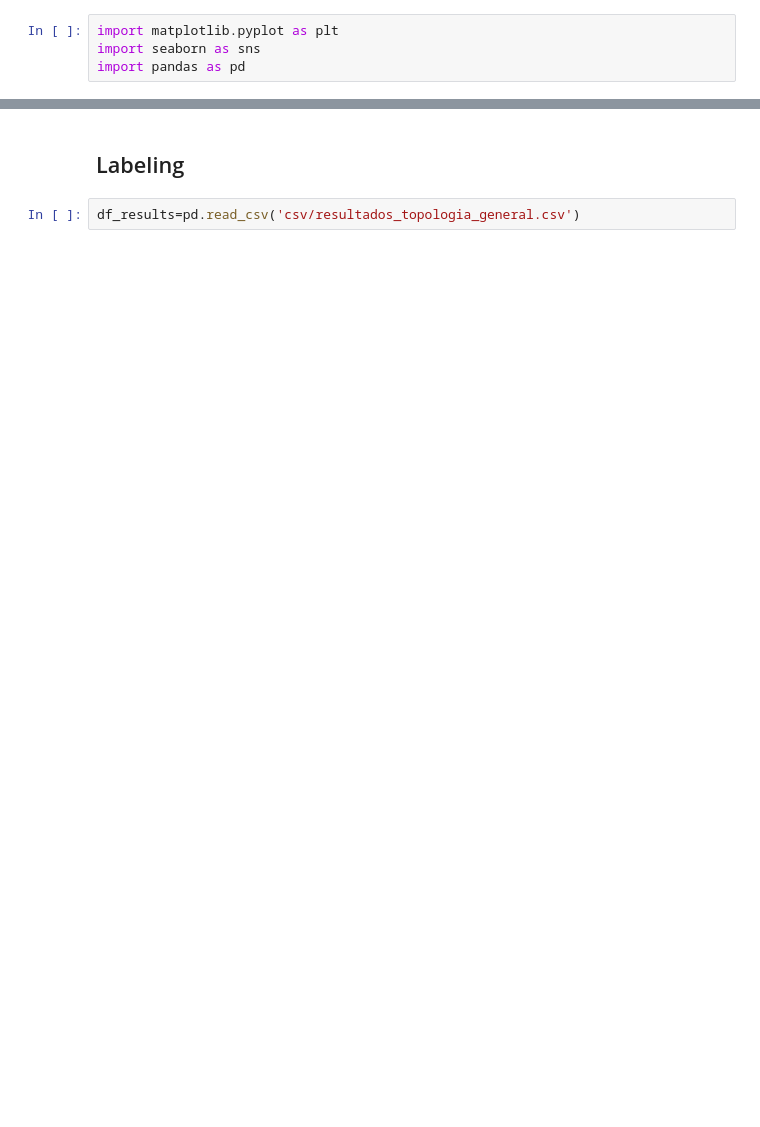
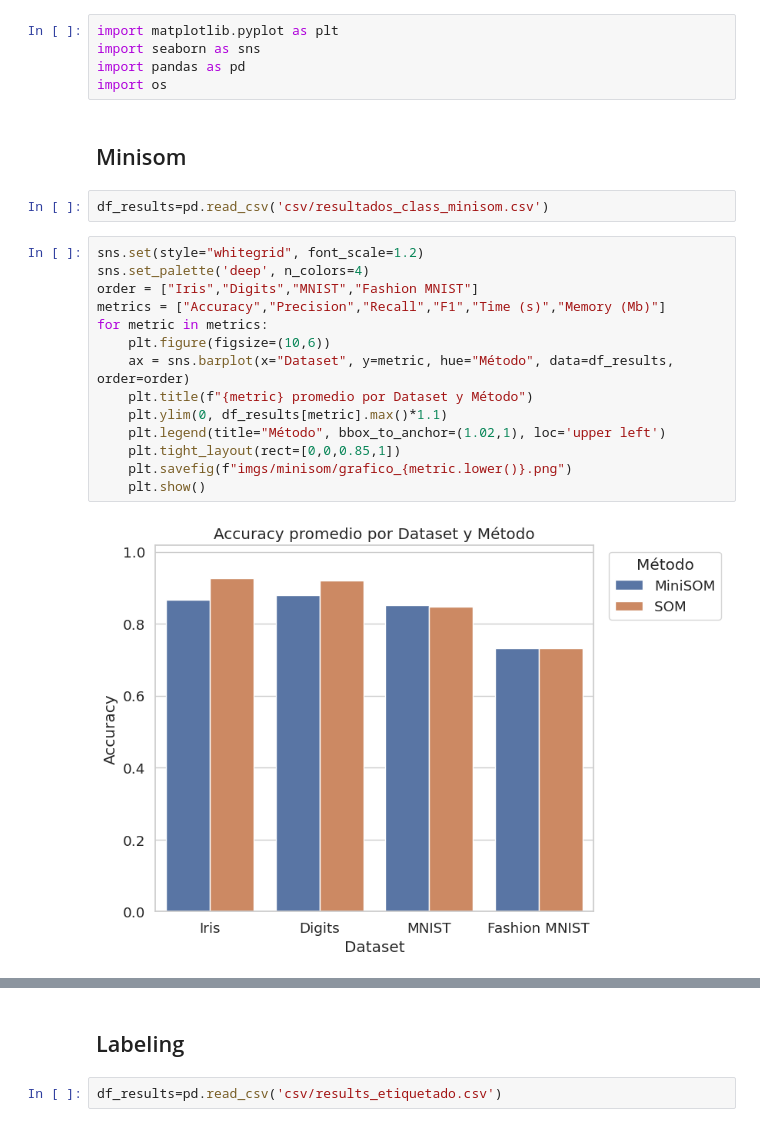
Before and after one commit to JaumeSanCol/TFG, a Jupyter notebook: experimentos/exps_clasifica/G-graficas_class.ipynb, the cells around one changed output, grey strips where cells are left out. Cells and saved outputs as stored; diff of their text form; blank space fills up the shorter version.

```diff
--- a/experimentos/exps_clasifica/G-graficas_class.ipynb
+++ b/experimentos/exps_clasifica/G-graficas_class.ipynb
@@ -2,3 +2,24 @@
 import matplotlib.pyplot as plt
 import seaborn as sns
 import pandas as pd
+import os
+# %% [markdown]
+## Minisom
+# %%
+df_results=pd.read_csv('csv/resultados_class_minisom.csv')
+# %%
+sns.set(style="whitegrid", font_scale=1.2)
+sns.set_palette('deep', n_colors=4)
+order = ["Iris","Digits","MNIST","Fashion MNIST"]
+metrics = ["Accuracy","Precision","Recall","F1","Time (s)","Memory (Mb)"]
+for metric in metrics:
+    plt.figure(figsize=(10,6))
+    ax = sns.barplot(x="Dataset", y=metric, hue="Método", data=df_results, order=order)
+    plt.title(f"{metric} promedio por Dataset y Método")
+    plt.ylim(0, df_results[metric].max()*1.1)
+    plt.legend(title="Método", bbox_to_anchor=(1.02,1), loc='upper left')
+    plt.tight_layout(rect=[0,0,0.85,1])
+    plt.savefig(f"imgs/minisom/grafico_{metric.lower()}.png")
+    plt.show()
+# %% [output]
+[figure, added]
@@ -5,6 +31,6 @@ import pandas as pd
 # %% [markdown]
 ## Labeling
 # %%
-df_results=pd.read_csv('csv/resultados_topologia_general.csv')
+df_results=pd.read_csv('csv/results_etiquetado.csv')
 # %%
 datasets = ['Iris', 'Digits', 'MNIST', 'Fashion MNIST']
```
Also changed, not shown: parts of 8 cells of this notebook, 40 other files.
